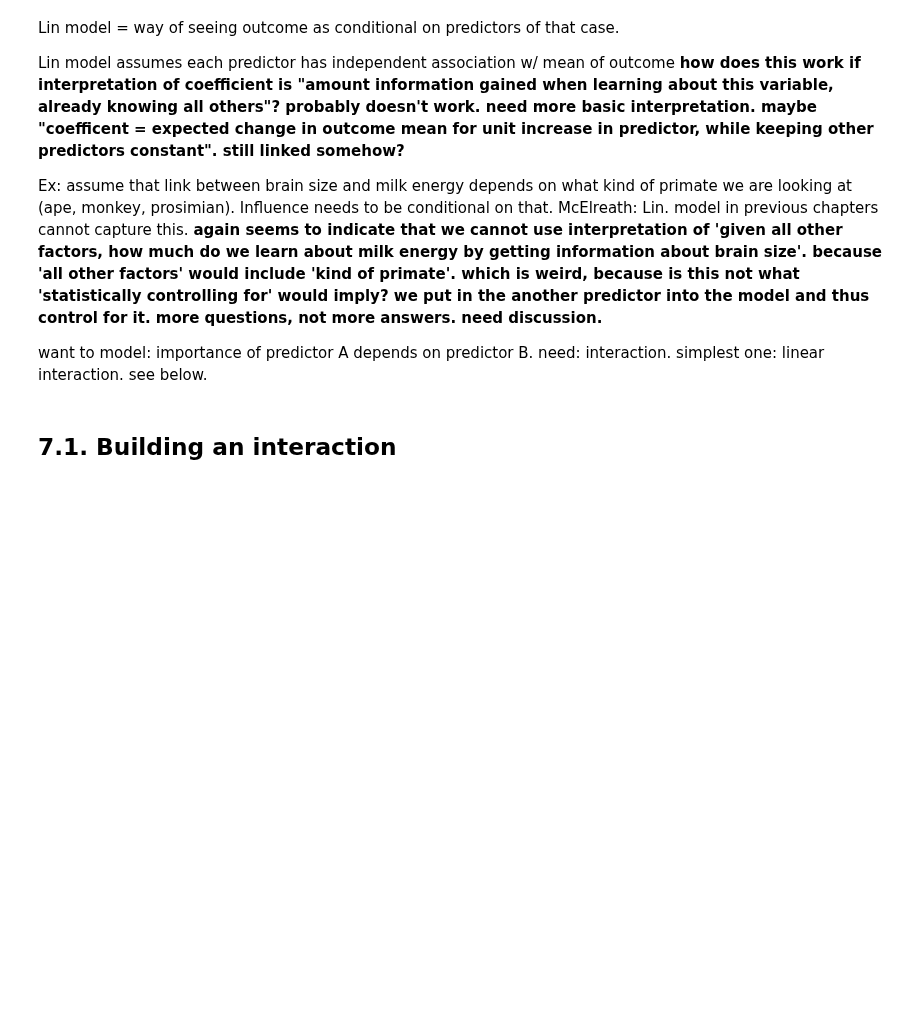
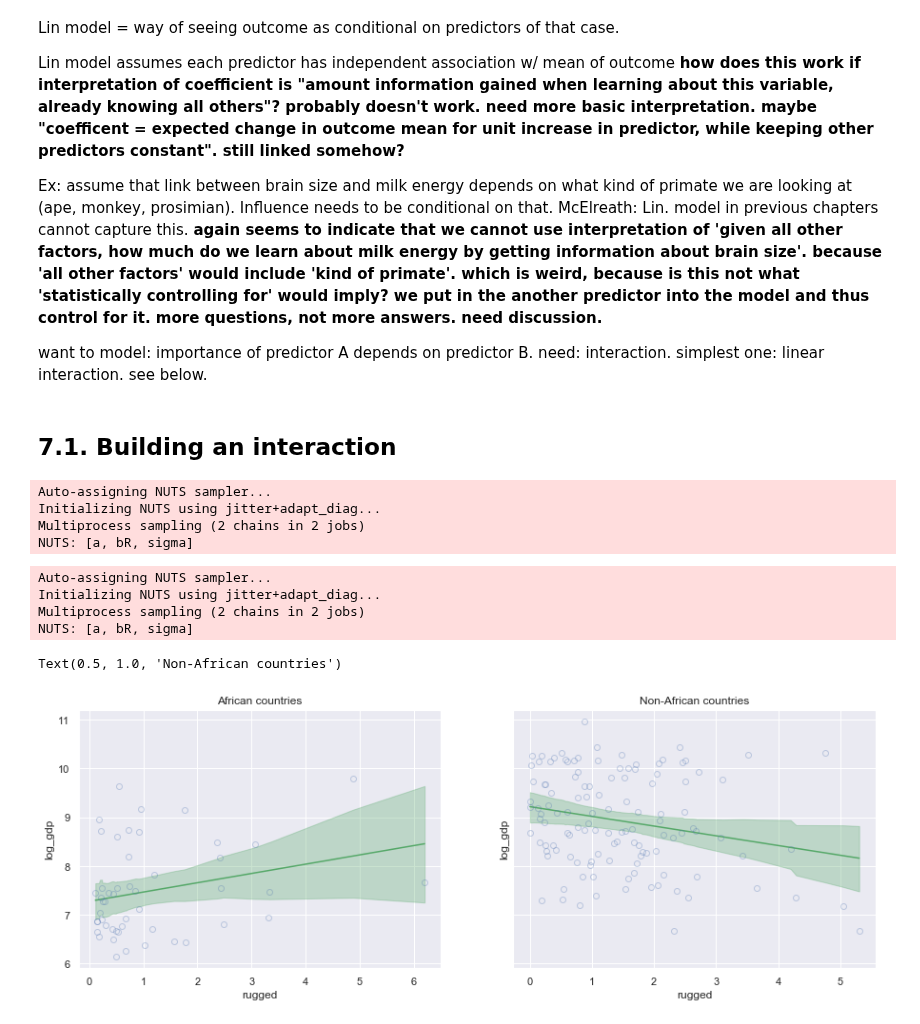
Before and after one commit to nwweber/statistical_rethinking, a Jupyter notebook: chapter_07_interactions.ipynb, the cells around one changed output. Saved outputs shown, nothing was run; the diff lists cells and outputs as text; code cells hidden in the pictures; blank space fills up the shorter version.

```diff
--- a/chapter_07_interactions.ipynb
+++ b/chapter_07_interactions.ipynb
@@ -27,0 +62,16 @@ want to model: importance of predictor A depends on predictor B. need: interacti
+# %%
+# african countries
+m_7_1, trace_7_1 = create_rugged_log_gdp_model(d_a1)
+# %% [output]
+Auto-assigning NUTS sampler...
+Initializing NUTS using jitter+adapt_diag...
+Multiprocess sampling (2 chains in 2 jobs)
+NUTS: [a, bR, sigma]
+# %%
+# non-african countries
+m_7_2, trace_7_2 = create_rugged_log_gdp_model(d_a0)
+# %% [output]
+Auto-assigning NUTS sampler...
+Initializing NUTS using jitter+adapt_diag...
+Multiprocess sampling (2 chains in 2 jobs)
+NUTS: [a, bR, sigma]
@@ -27,0 +111,48 @@ want to model: importance of predictor A depends on predictor B. need: interacti
+# %%
+def create_plot_scatter_with_predicted_means(xy_data, trace_df, x, y, ax = None, plot_y = True):
+    """
+    Make predictions from samples, attach them to original data and plot original data and
+    predictions together
+
+    In:
+        xy_data: dataframe with columns 'x' and 'y'
+        trace_df: dataframe with posterior samples
+        x: string col name
+        y: string col name
+        ax: what axes to plot into
+
+    Out:
+        ax: axes with plot
+    """
+
+    # calculate sample summaries and attach to original data
+    # sort by x for plotting line of predicted mu values
+    d_with_preds = attach_mu_predictions_to_data(xy_data, trace_df).sort_values(x)
+
+    if ax is None:
+        ax = plt.axes()
+
+    ax.plot(x, 'mu_means', 'g-', data=d_with_preds)
+    ax.fill_between(x, 'mu_hpd_lower', 'mu_hpd_upper', color='g', alpha=.3, data=d_with_preds)
+
+    if plot_y:
+        ax.plot(x, y, 'ob', mew=1, fillstyle='none', alpha=.3, data=d_with_preds)
+
+    ax.set_xlabel(x)
+    ax.set_ylabel(y)
+
+    return ax
+# %%
+x = 'rugged'
+y = 'log_gdp'
+
+fig, axes_array = plt.subplots(nrows=1, ncols=2, figsize=(15, 5), sharey=True)
+
+ax = create_plot_scatter_with_predicted_means(d_a1, trace_7_1, x, y, axes_array[0])
+ax.set_title('African countries')
+
+ax = create_plot_scatter_with_predicted_means(d_a0, trace_7_2, x, y, axes_array[1])
+ax.set_title('Non-African countries')
+# %% [output]
+Text(0.5, 1.0, 'Non-African countries')
+[figure, added]
```
Also changed, not shown: parts of 15 cells of this notebook.
